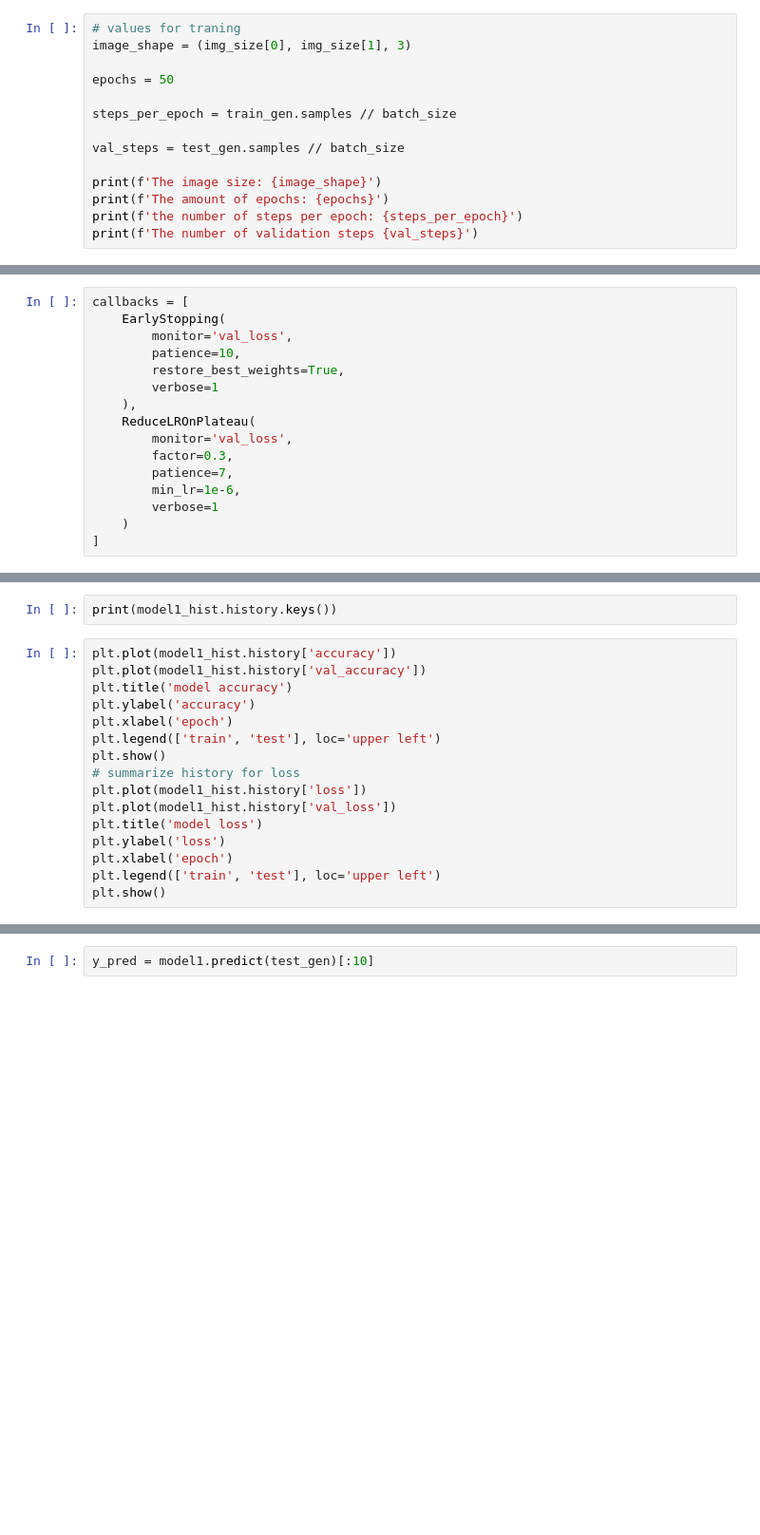
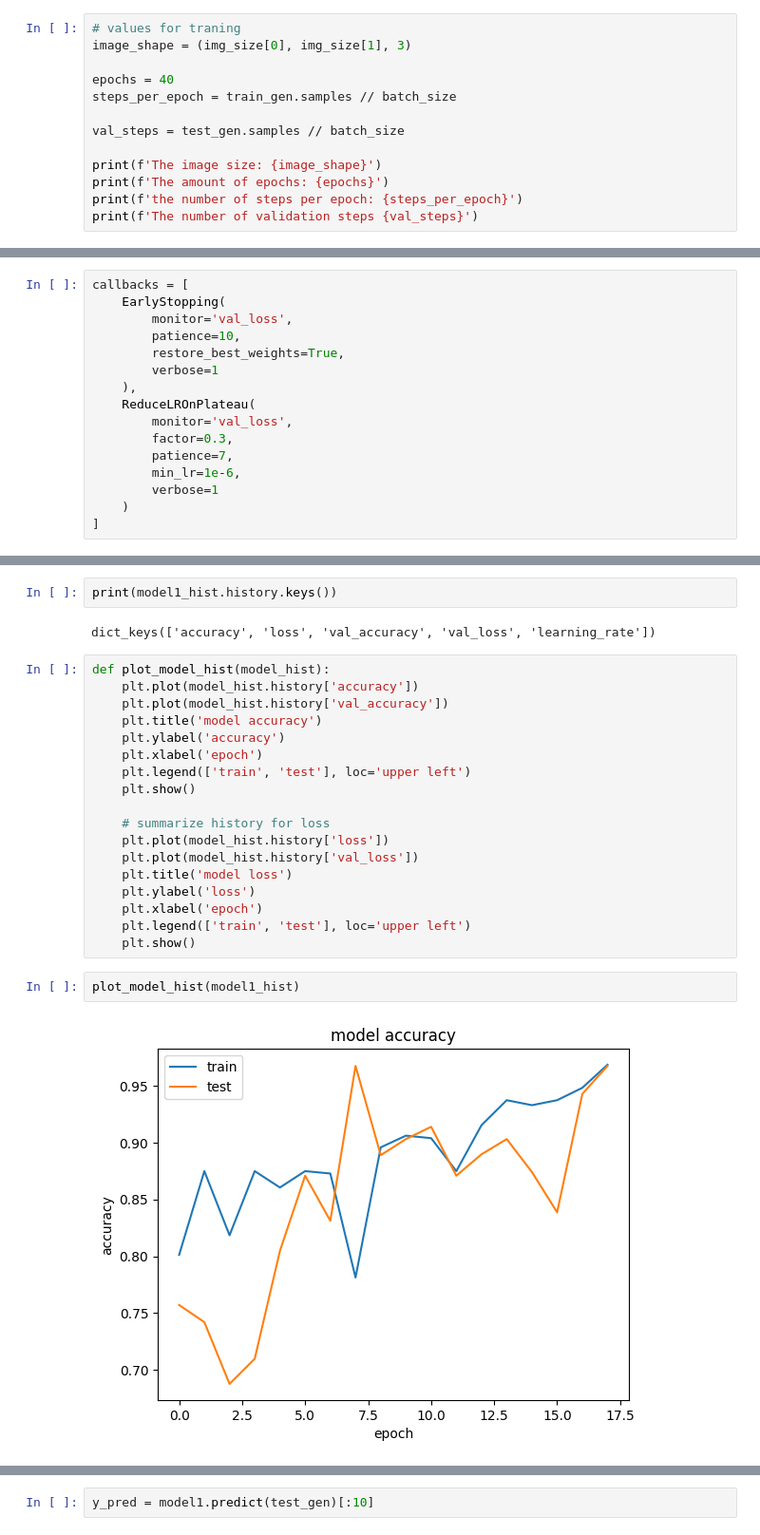
Before and after one commit to Mikkelml/brain_project, a Jupyter notebook: brain_img_classifier.ipynb, the cells around one changed output, grey strips where cells are left out. Shown at 95% size. Drawn from its saved outputs; the diff is of its cells as text; blank space fills up the shorter version.

Commit message:
current progreess on models

```diff
--- a/brain_img_classifier.ipynb
+++ b/brain_img_classifier.ipynb
@@ -283,8 +283,7 @@ This is the class indecies {'glioma': 0, 'meningioma': 1, 'notumor': 2, 'pituita
 # values for traning
 image_shape = (img_size[0], img_size[1], 3)
 
-epochs = 50
-
+epochs = 40
 steps_per_epoch = train_gen.samples // batch_size
 
 val_steps = test_gen.samples // batch_size
@@ -378,18 +421,26 @@ model1_hist = model1.fit(train_gen,
 # %%
 print(model1_hist.history.keys())
+# %% [output]
+dict_keys(['accuracy', 'loss', 'val_accuracy', 'val_loss', 'learning_rate'])
 # %%
-plt.plot(model1_hist.history['accuracy'])
-plt.plot(model1_hist.history['val_accuracy'])
-plt.title('model accuracy')
-plt.ylabel('accuracy')
-plt.xlabel('epoch')
-plt.legend(['train', 'test'], loc='upper left')
-plt.show()
-# summarize history for loss
-plt.plot(model1_hist.history['loss'])
-plt.plot(model1_hist.history['val_loss'])
-plt.title('model loss')
-plt.ylabel('loss')
-plt.xlabel('epoch')
-plt.legend(['train', 'test'], loc='upper left')
-plt.show()
+def plot_model_hist(model_hist):
+    plt.plot(model_hist.history['accuracy'])
+    plt.plot(model_hist.history['val_accuracy'])
+    plt.title('model accuracy')
+    plt.ylabel('accuracy')
+    plt.xlabel('epoch')
+    plt.legend(['train', 'test'], loc='upper left')
+    plt.show()
+
+    # summarize history for loss
+    plt.plot(model_hist.history['loss'])
+    plt.plot(model_hist.history['val_loss'])
+    plt.title('model loss')
+    plt.ylabel('loss')
+    plt.xlabel('epoch')
+    plt.legend(['train', 'test'], loc='upper left')
+    plt.show()
+# %%
+plot_model_hist(model1_hist)
+# %% [output]
+[figure, added]
```
Also changed, not shown: parts of 8 cells of this notebook.
